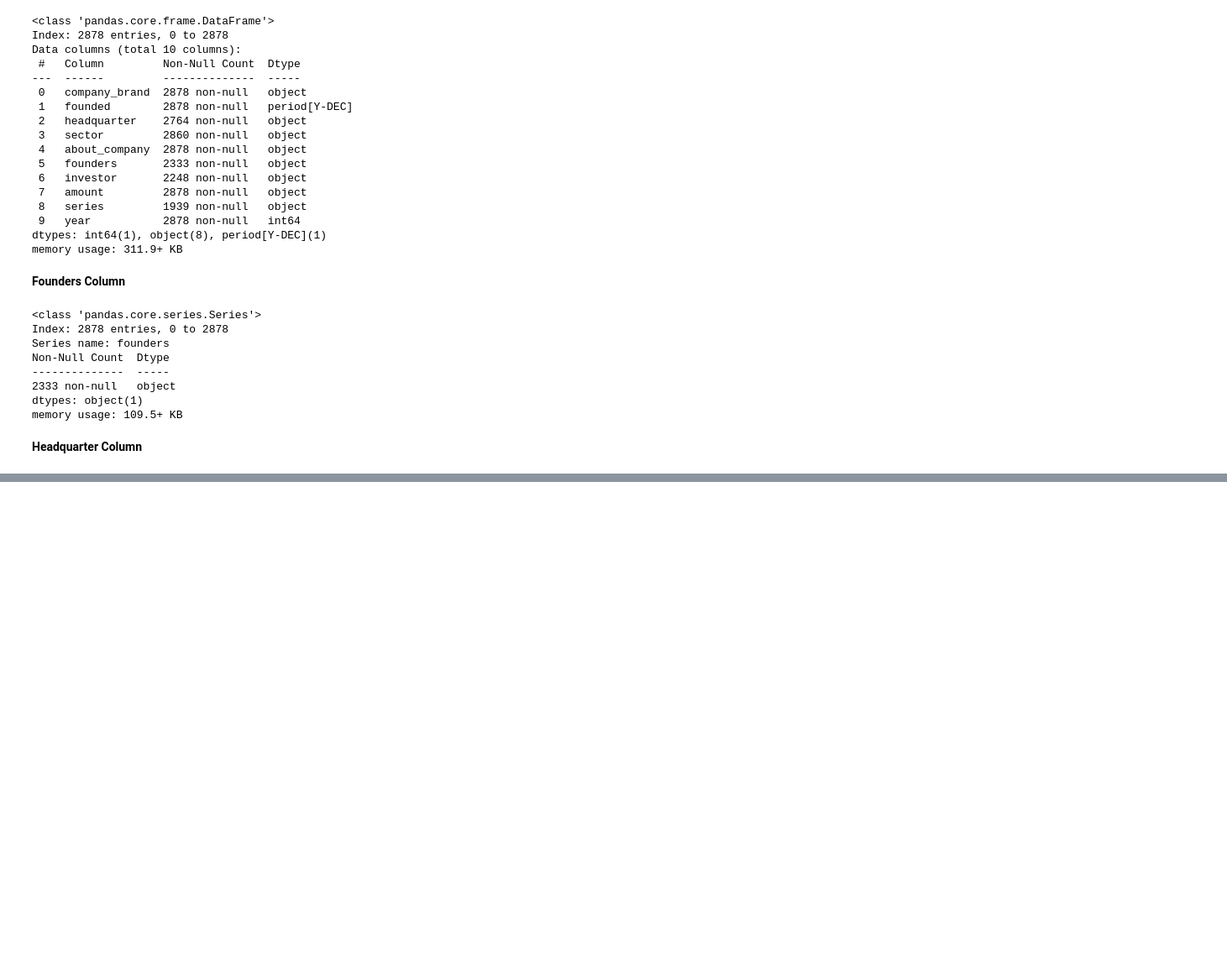
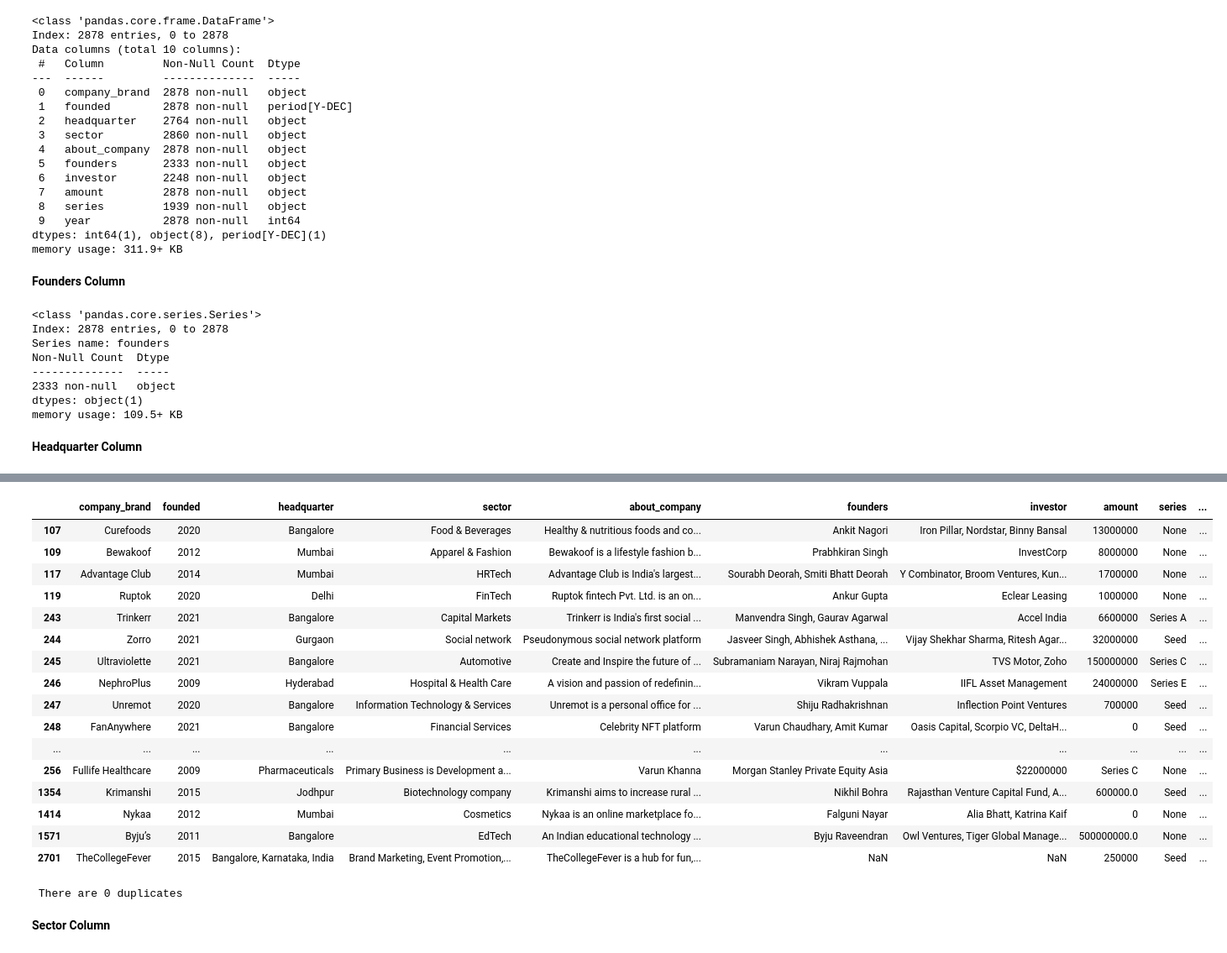
Before and after one commit to Sena-Aku-Agbotse/Indian-Startup, a Jupyter notebook: Notebooks/main.ipynb, the cells around one changed output, grey strips where cells are left out. Shown at 84% size. Cells and saved outputs as stored; diff of their text form; code cells hidden in the pictures; blank space fills up the shorter version.

Commit message:
Clean columns

```diff
--- a/Notebooks/main.ipynb
+++ b/Notebooks/main.ipynb
@@ -706,0 +705,15 @@ memory usage: 109.5+ KB
+# %%
+def fix_headquarters(row):
+    replacements = {'Bengaluru': 'Bangalore', 'Banglore': 'Bangalore', 'Gurugram': 'Gurgaon', 'Hyderebad': 'Hyderabad',
+                    'New Delhi': 'Delhi', 'Ahmadabad': 'Ahmedabad', 'Ernakulam': 'Cochin', 'Telugana': 'Telangana',
+                    'Rajastan': 'Rajasthan', 'San Franciscao': 'San Francisco', 'Samsitpur': 'Samastipur', 'Santra': 'Samtra',
+                    'Rajsamand': 'Rajasthan', 'Kerala': 'Kochi', 'The Nilgiris': 'Nilgiris', 'Gurugram\t#REF!': 'Gurgaon',
+                    'California': 'San Francisco', 'San Francisco Bay Area': 'San Francisco', 'Hyderebad': 'Hyderabad',
+                    'Online Media\t#REF!': 'Unknown', 'Pharmaceuticals\t#REF!': 'Unknown',
+                    'Information Technology & Services': 'Unknown', 'Small Towns': 'Unknown', 'Orissia': 'Odisha',
+                    'Santra': 'Samtra', 'Vadodara': 'Vadodara', 'Food & Beverages': 'Unknown', 'Bangaldesh': 'Bangladesh'}
+
+    return replacements.get(row, row)
+
+# Apply the fix_headquarters function to the 'headquarter' column
+df['headquarter'] = df['headquarter'].apply(fix_headquarters)
@@ -706,0 +729,21 @@ memory usage: 109.5+ KB
+# %%
+#Check and drop duplicates
+df[df.duplicated()]
+# %% [output]
+|  | company_brand | founded | headquarter | sector | about_company | founders | investor | amount | series | ... |
+| 107 | Curefoods | 2020 | Bangalore | Food & Beverages | Healthy & nutritious foods and co... | Ankit Nagori | Iron Pillar, Nordstar, Binny Bansal | 13000000 | None | ... |
+| 109 | Bewakoof | 2012 | Mumbai | Apparel & Fashion | Bewakoof is a lifestyle fashion b... | Prabhkiran Singh | InvestCorp | 8000000 | None | ... |
+| 117 | Advantage Club | 2014 | Mumbai | HRTech | Advantage Club is India's largest... | Sourabh Deorah, Smiti Bhatt Deorah | Y Combinator, Broom Ventures, Kun... | 1700000 | None | ... |
+| 119 | Ruptok | 2020 | Delhi | FinTech | Ruptok fintech Pvt. Ltd. is an on... | Ankur Gupta | Eclear Leasing | 1000000 | None | ... |
+| 243 | Trinkerr | 2021 | Bangalore | Capital Markets | Trinkerr is India's first social ... | Manvendra Singh, Gaurav Agarwal | Accel India | 6600000 | Series A | ... |
+| 244 | Zorro | 2021 | Gurgaon | Social network | Pseudonymous social network platform | Jasveer Singh, Abhishek Asthana, ... | Vijay Shekhar Sharma, Ritesh Agar... | 32000000 | Seed | ... |
+| 245 | Ultraviolette | 2021 | Bangalore | Automotive | Create and Inspire the future of ... | Subramaniam Narayan, Niraj Rajmohan | TVS Motor, Zoho | 150000000 | Series C | ... |
+| 246 | NephroPlus | 2009 | Hyderabad | Hospital & Health Care | A vision and passion of redefinin... | Vikram Vuppala | IIFL Asset Management | 24000000 | Series E | ... |
+| 247 | Unremot | 2020 | Bangalore | Information Technology & Services | Unremot is a personal office for ... | Shiju Radhakrishnan | Inflection Point Ventures | 700000 | Seed | ... |
+| 248 | FanAnywhere | 2021 | Bangalore | Financial Services | Celebrity NFT platform | Varun Chaudhary, Amit Kumar | Oasis Capital, Scorpio VC, DeltaH... | 0 | Seed | ... |
+| ... | ... | ... | ... | ... | ... | ... | ... | ... | ... | ... |
+| 256 | Fullife Healthcare | 2009 | Pharmaceuticals | Primary Business is Development a... | Varun Khanna | Morgan Stanley Private Equity Asia | $22000000 | Series C | None | ... |
+| 1354 | Krimanshi | 2015 | Jodhpur | Biotechnology company | Krimanshi aims to increase rural ... | Nikhil Bohra | Rajasthan Venture Capital Fund, A... | 600000.0 | Seed | ... |
+| 1414 | Nykaa | 2012 | Mumbai | Cosmetics | Nykaa is an online marketplace fo... | Falguni Nayar | Alia Bhatt, Katrina Kaif | 0 | None | ... |
+| 1571 | Byju’s | 2011 | Bangalore | EdTech | An Indian educational technology ... | Byju Raveendran | Owl Ventures, Tiger Global Manage... | 500000000.0 | None | ... |
+| 2701 | TheCollegeFever | 2015 | Bangalore, Karnataka, India | Brand Marketing, Event Promotion,... | TheCollegeFever is a hub for fun,... | NaN | NaN | 250000 | Seed | ... |
@@ -706,0 +754,6 @@ memory usage: 109.5+ KB
+# %%
+print(f" There are {df.duplicated().sum()} duplicates")# check for duplicates
+# %% [output]
+ There are 0 duplicates
+# %% [markdown]
+**Sector Column**
```
Also changed, not shown: parts of 3 cells of this notebook.
